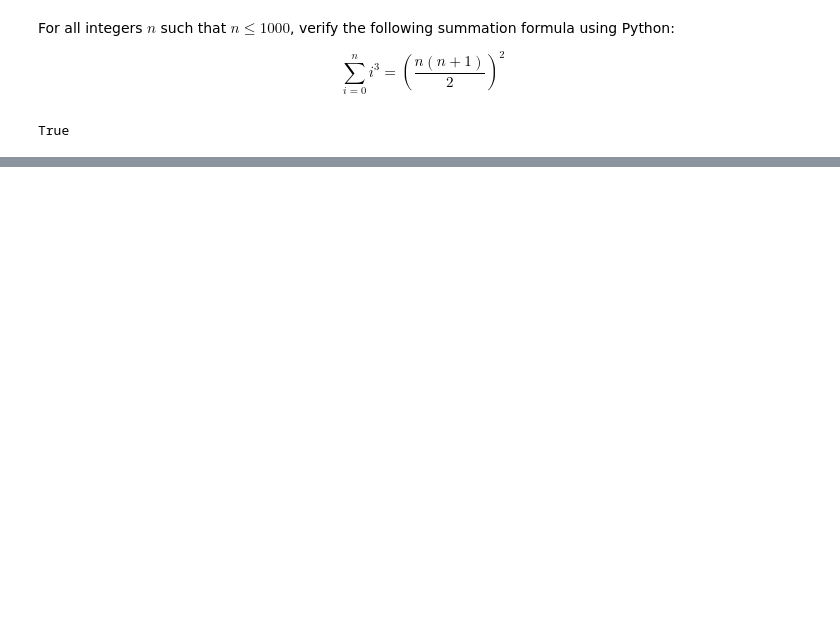
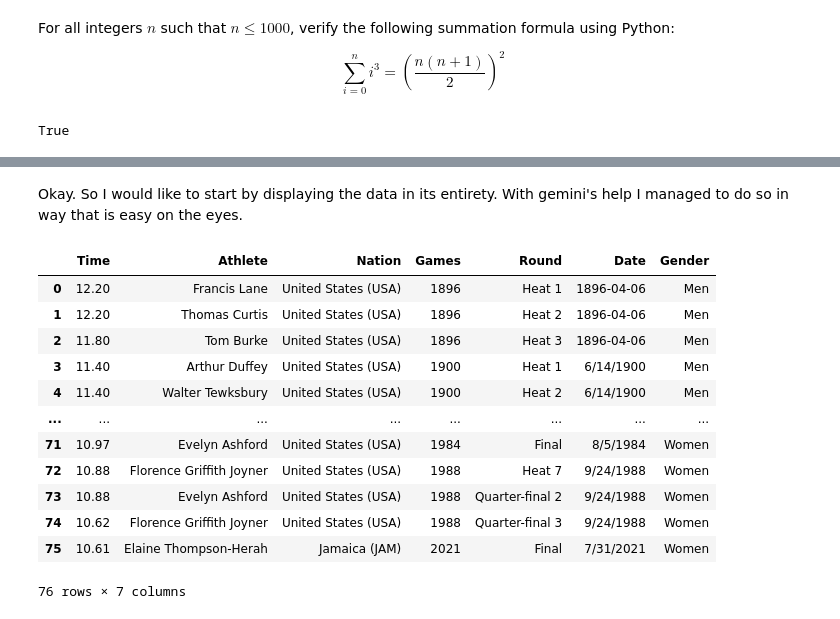
Before and after one commit to LBear98/CPSMA-Operations-Research, a Jupyter notebook: Operations_Research_(LB).ipynb, the cells around one changed output, grey strips where cells are left out. Saved outputs shown, nothing was run; the diff lists cells and outputs as text; code cells hidden in the pictures; blank space fills up the shorter version.

```diff
--- a/Operations_Research_(LB).ipynb
+++ b/Operations_Research_(LB).ipynb
@@ -277,0 +398,18 @@ True
+# %% [markdown]
+Okay. So I would like to start by displaying the data in its entirety. With gemini's help I managed to do so in way that is easy on the eyes.
+# %%
+display(df)
+# %% [output]
+|  | Time | Athlete | Nation | Games | Round | Date | Gender |
+| 0 | 12.20 | Francis Lane | United States (USA) | 1896 | Heat 1 | 1896-04-06 | Men |
+| 1 | 12.20 | Thomas Curtis | United States (USA) | 1896 | Heat 2 | 1896-04-06 | Men |
+| 2 | 11.80 | Tom Burke | United States (USA) | 1896 | Heat 3 | 1896-04-06 | Men |
+| 3 | 11.40 | Arthur Duffey | United States (USA) | 1900 | Heat 1 | 6/14/1900 | Men |
+| 4 | 11.40 | Walter Tewksbury | United States (USA) | 1900 | Heat 2 | 6/14/1900 | Men |
+| ... | ... | ... | ... | ... | ... | ... | ... |
+| 71 | 10.97 | Evelyn Ashford | United States (USA) | 1984 | Final | 8/5/1984 | Women |
+| 72 | 10.88 | Florence Griffith Joyner | United States (USA) | 1988 | Heat 7 | 9/24/1988 | Women |
+| 73 | 10.88 | Evelyn Ashford | United States (USA) | 1988 | Quarter-final 2 | 9/24/1988 | Women |
+| 74 | 10.62 | Florence Griffith Joyner | United States (USA) | 1988 | Quarter-final 3 | 9/24/1988 | Women |
+| 75 | 10.61 | Elaine Thompson-Herah | Jamaica (JAM) | 2021 | Final | 7/31/2021 | Women |
+76 rows × 7 columns
```
Also changed, not shown: parts of 37 cells of this notebook.
